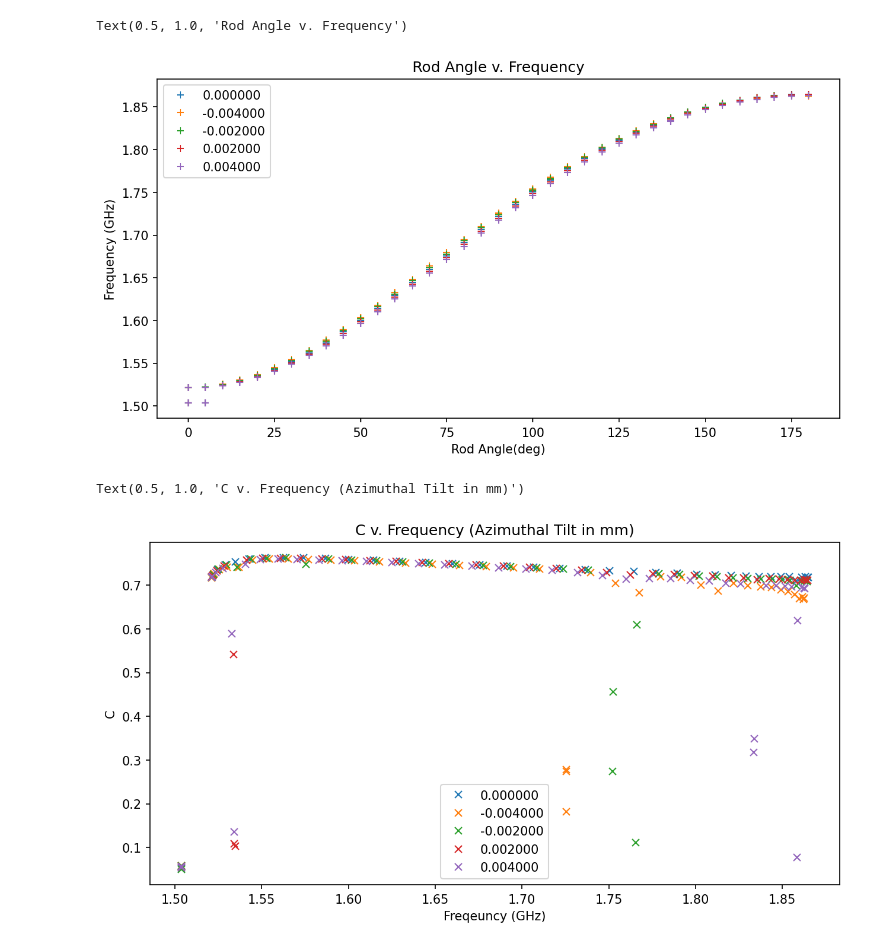
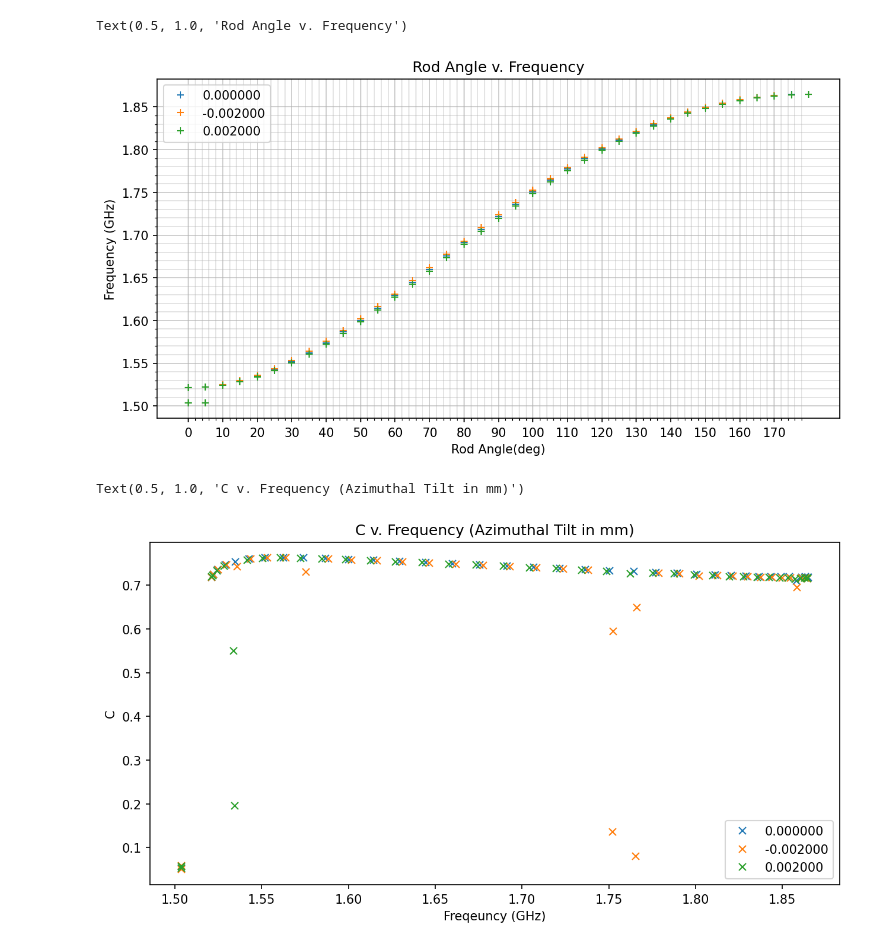
Before and after one commit to peanutflavorbean/CAPP, a Jupyter notebook: Azimuthal_Tilt_tolerance.ipynb, the cells around one changed output. Drawn from its saved outputs; the diff is of its cells as text; code cells hidden in the pictures.

```diff
--- a/Azimuthal_Tilt_tolerance.ipynb
+++ b/Azimuthal_Tilt_tolerance.ipynb
@@ -6,7 +6,7 @@ import matplotlib.pyplot as plt
 file = open('./Azimuthal_Tilt_Tolerance.csv','r', encoding = 'utf-8-sig')
 rdr = csv.reader(file)
 prompt = float(0)
-var = [0,-0.004,-0.002,0.002,0.004] #Put the proper set value in front. This may be Rrod, Hrod, Tilt angle etc. Write all the cases.
+var = [0,-0.002,0.002] #Put the proper set value in front. This may be Rrod, Hrod, Tilt angle etc. Write all the cases.
 dt = np.zeros((len(var),9), dtype=object) # Angle / Freq / C / Gtot / Grod
 data = dict(zip(var,dt))
 
@@ -66,17 +66,23 @@ if (type(data[v][-2])==int):
 # %%
 fig,axs = plt.subplots(1,1,figsize=(10,5),dpi=150)
 for v in var:
    angle = data[v][0]
    freq = data[v][1]
    label = '%f' %v
    axs.plot(angle,freq,marker='+',linestyle='None',label=label)
 axs.legend()
+axs.set_xticks(np.arange(0,180,10))
+axs.set_xticks(np.arange(0,180,2),minor=True)
+axs.set_yticks(np.arange(1.50,1.85,0.05))
+axs.set_yticks(np.arange(1.50,1.85,0.01),minor=True)
+axs.grid(which='major',alpha=0.7)
+axs.grid(which="minor",alpha=0.4)
 axs.set_xlabel("Rod Angle(deg)")
 axs.set_ylabel("Frequency (GHz)")
 axs.set_title("Rod Angle v. Frequency")
 # %% [output]
 Text(0.5, 1.0, 'Rod Angle v. Frequency')
-[figure, old version]
+[figure, new version]
 # %%
 fig,axs = plt.subplots(1,1,figsize=(10,5),dpi=150)
 #p_error = np.zeros(1)
@@ -88,12 +94,13 @@ for v in var:
       label = '%f' % v
       axs.plot(freq,pmt,marker='x',linestyle='', label=label)
 axs.legend()
+
 axs.set_ylabel('C')
 axs.set_xlabel('Freqeuncy (GHz)')
 axs.set_title('C v. Frequency (Azimuthal Tilt in mm)')
 # %% [output]
 Text(0.5, 1.0, 'C v. Frequency (Azimuthal Tilt in mm)')
-[figure, old version]
+[figure, new version]
 # %%
 fig,axs = plt.subplots(1,1,figsize=(10,5),dpi=150)
 #p_error = np.zeros(1)
```
Also changed, not shown: parts of 2 cells of this notebook, 1 other file.
